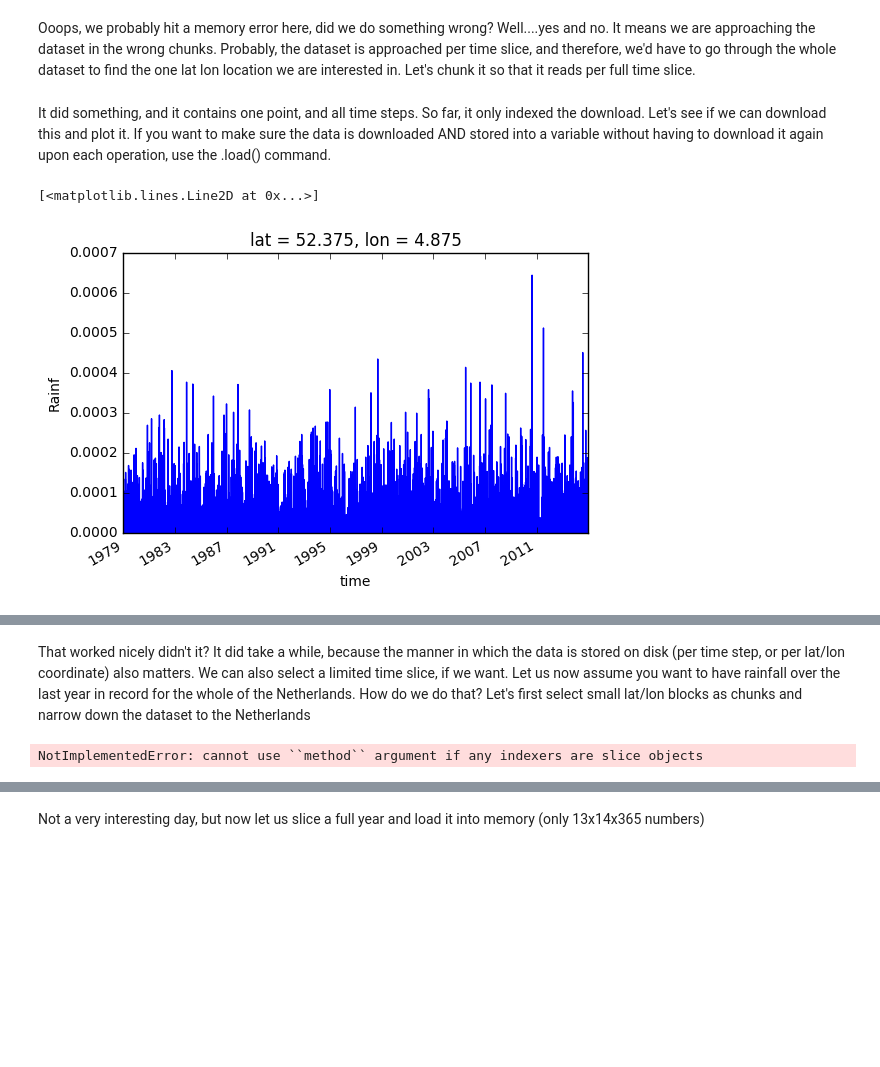
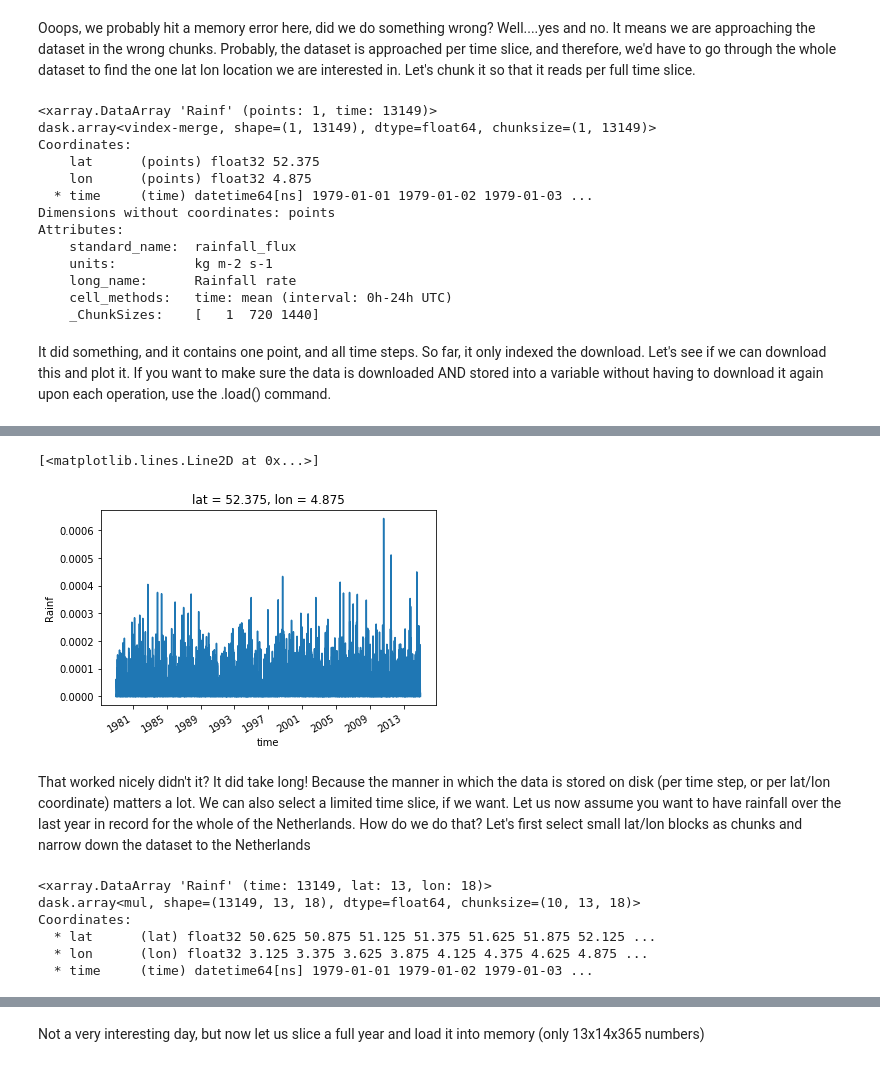
Before and after one commit to hcwinsemius/hydrology_computing, a Jupyter notebook: OPeNDAP_retrieval_analysis.ipynb, the cells around one changed output, grey strips where cells are left out. Saved outputs shown, nothing was run; the diff lists cells and outputs as text; code cells hidden in the pictures; blank space fills up the shorter version.

```diff
--- a/OPeNDAP_retrieval_analysis.ipynb
+++ b/OPeNDAP_retrieval_analysis.ipynb
@@ -106,17 +88,34 @@ MemoryError:
 # %% [markdown]
 Ooops, we probably hit a memory error here, did we do something wrong? Well....yes and no. It means we are approaching the dataset in the wrong chunks. Probably, the dataset is approached per time slice, and therefore, we'd have to go through the whole dataset to find the one lat lon location we are interested in. Let's chunk it so that it reads per full time slice.
 # %%
-ds = ds.chunk({'lat': 1, 'lon': 1, 'time': 13149})
+ds.close()
+ds = xr.open_dataset(url, chunks={'lat': 1, 'lon': 1, 'time': 13149})
 # %%
 # let's try again
 precip = ds['Rainf']
 p_amsterdam = precip.sel_points(lon=[lon], lat=[lat], method='nearest')
 p_amsterdam
+# %% [output]
+<xarray.DataArray 'Rainf' (points: 1, time: 13149)>
+dask.array<vindex-merge, shape=(1, 13149), dtype=float64, chunksize=(1, 13149)>
+Coordinates:
+    lat      (points) float32 52.375
+    lon      (points) float32 4.875
+  * time     (time) datetime64[ns] 1979-01-01 1979-01-02 1979-01-03 ...
+Dimensions without coordinates: points
+Attributes:
+    standard_name:  rainfall_flux
+    units:          kg m-2 s-1
+    long_name:      Rainfall rate
+    cell_methods:   time: mean (interval: 0h-24h UTC)
+    _ChunkSizes:    [   1  720 1440]
 # %% [markdown]
 It did something, and it contains one point, and all time steps. So far, it only indexed the download. Let's see if we can download this and plot it. If you want to make sure the data is downloaded AND stored into a variable without having to download it again upon each operation, use the .load() command.
-# %%
-p_memory = p_amsterdam.load()
-p_memory.plot()
-# %% [output]
-[<matplotlib.lines.Line2D at 0x...>]
-[figure, removed]
+# %%
+import time
+tic = time.time()
+p_memory = p_amsterdam.load()
+toc = time.time()
+print('Reading precip for Amsterdam took {:f} seconds'.format(toc-tic))
+p_memory.plot()
+# %% [output]
@@ -123,7 +123,9 @@ p_memory.plot()
+[<matplotlib.lines.Line2D at 0x...>]
+[figure, added]
 # %% [markdown]
-That worked nicely didn't it? It did take a while, because the manner in which the data is stored on disk (per time step, or per lat/lon coordinate) also matters. We can also select a limited time slice, if we want. Let us now assume you want to have rainfall over the last year in record for the whole of the Netherlands. How do we do that? Let's first select small lat/lon blocks as chunks and narrow down the dataset to the Netherlands
+That worked nicely didn't it? It did take long! Because the manner in which the data is stored on disk (per time step, or per lat/lon coordinate) matters a lot. We can also select a limited time slice, if we want. Let us now assume you want to have rainfall over the last year in record for the whole of the Netherlands. How do we do that? Let's first select small lat/lon blocks as chunks and narrow down the dataset to the Netherlands
 # %%
-# ds.close()
+ds.close()
 # let's reopen with the right chunksize
 url = r'https://wci.earth2observe.eu/thredds/dodsC/jrc/mswep-rainf-daily-agg.nc'
 
@@ -135,7 +137,12 @@ precip_nl
 # let's plot the first time step again
 # precip_nl[0].plot()
 # %% [output]
-NotImplementedError: cannot use ``method`` argument if any indexers are slice objects
+<xarray.DataArray 'Rainf' (time: 13149, lat: 13, lon: 18)>
+dask.array<mul, shape=(13149, 13, 18), dtype=float64, chunksize=(10, 13, 18)>
+Coordinates:
+  * lat      (lat) float32 50.625 50.875 51.125 51.375 51.625 51.875 52.125 ...
+  * lon      (lon) float32 3.125 3.375 3.625 3.875 4.125 4.375 4.625 4.875 ...
+  * time     (time) datetime64[ns] 1979-01-01 1979-01-02 1979-01-03 ...
 # %%
 ds_nl = ds.sel(lat=slice(50.5, 53.7), lon=slice(3, 7.5))
 precip_nl = ds_nl['Rainf']*86400.
```
Also changed, not shown: parts of 12 cells of this notebook.
